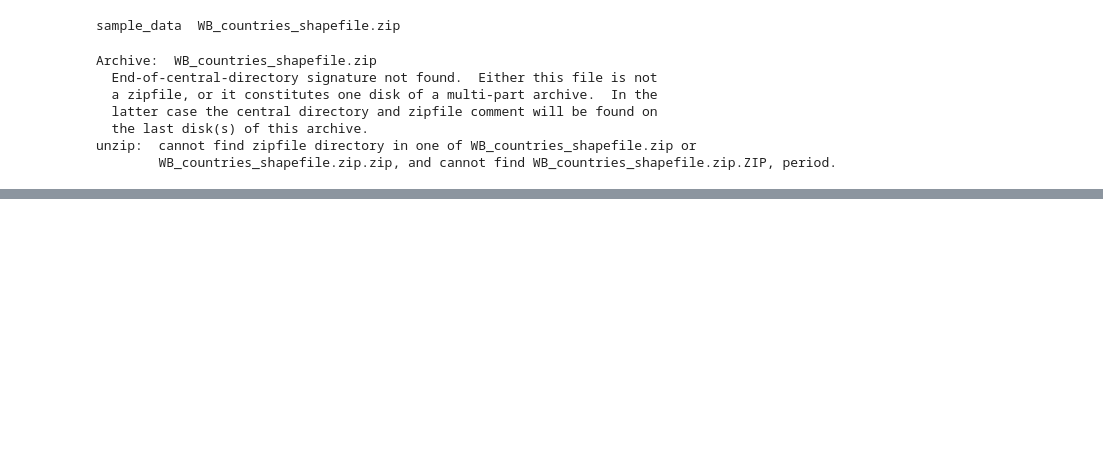
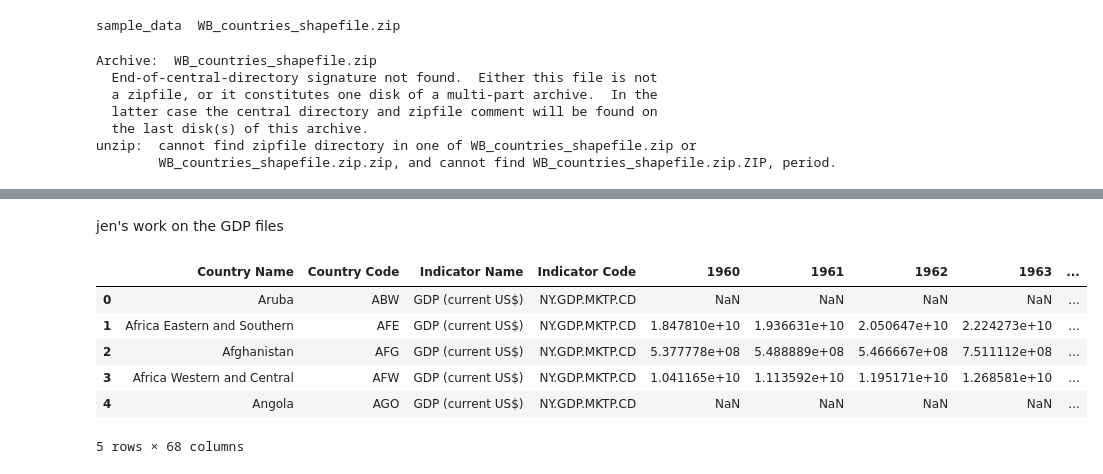
Before and after one commit to envirodatascience/final-project-trashpandas, a Jupyter notebook: TrashPandas_planning.ipynb, the cells around one changed output, grey strips where cells are left out. Cells and saved outputs as stored; diff of their text form; code cells hidden in the pictures; blank space fills up the shorter version.

```diff
--- a/TrashPandas_planning.ipynb
+++ b/TrashPandas_planning.ipynb
@@ -153,2 +156,17 @@ df_map.head()
 # %%
 df_map.plot()
+# %% [markdown]
+jen's work on the GDP files
+# %%
+gdp_url = "https://raw.githubusercontent.com/envirodatascience/final-project-trashpandas/main/API_NY.GDP.MKTP.CD_DS2_en_csv_v2_26.csv"
+
+df_gdp = pd.read_csv(gdp_url)
+df_gdp.head()
+# %% [output]
+|  | Country Name | Country Code | Indicator Name | Indicator Code | 1960 | 1961 | 1962 | 1963 | ... |
+| 0 | Aruba | ABW | GDP (current US$) | NY.GDP.MKTP.CD | NaN | NaN | NaN | NaN | ... |
+| 1 | Africa Eastern and Southern | AFE | GDP (current US$) | NY.GDP.MKTP.CD | 1.847810e+10 | 1.936631e+10 | 2.050647e+10 | 2.224273e+10 | ... |
+| 2 | Afghanistan | AFG | GDP (current US$) | NY.GDP.MKTP.CD | 5.377778e+08 | 5.488889e+08 | 5.466667e+08 | 7.511112e+08 | ... |
+| 3 | Africa Western and Central | AFW | GDP (current US$) | NY.GDP.MKTP.CD | 1.041165e+10 | 1.113592e+10 | 1.195171e+10 | 1.268581e+10 | ... |
+| 4 | Angola | AGO | GDP (current US$) | NY.GDP.MKTP.CD | NaN | NaN | NaN | NaN | ... |
+5 rows × 68 columns
```
Also changed, not shown: parts of 6 cells of this notebook.
